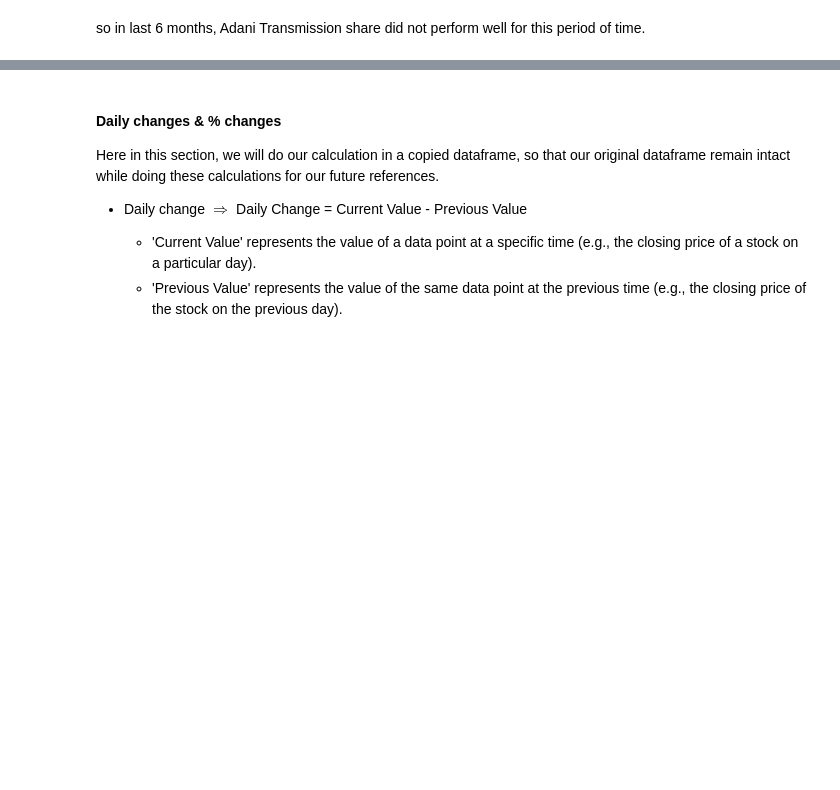
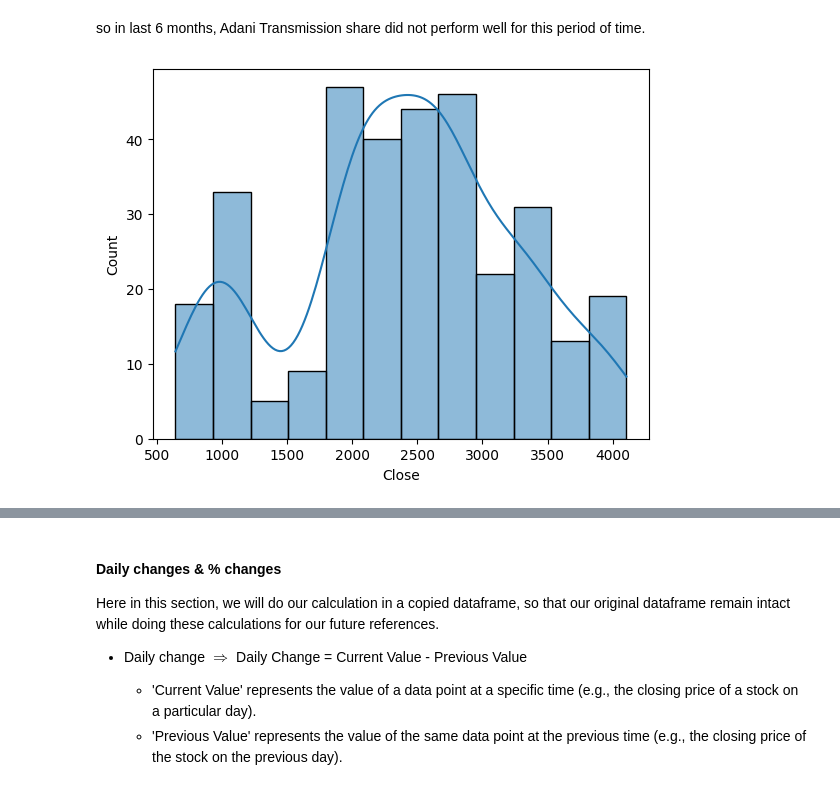
Before and after one commit to arunp77/Machine-Learning, a Jupyter notebook: Projects-ML/Monte-carlo-simulation.ipynb, the cells around one changed output, grey strips where cells are left out. Cells and saved outputs as stored; diff of their text form; code cells hidden in the pictures; blank space fills up the shorter version.

```diff
--- a/Projects-ML/Monte-carlo-simulation.ipynb
+++ b/Projects-ML/Monte-carlo-simulation.ipynb
@@ -97,8 +101,8 @@ ticker = 'ADANITRANS.NS'  # Ticker symbol for Adani Transmission
 start_date = '2022-01-01'  # Start date for the historical data
 end_date = '2023-04-30'  # End date for the historical data
 
-adani_df = yf.download(ticker, start=start_date, end=end_date)
-adani_df.head()
+adani_df0 = yf.download(ticker, start=start_date, end=end_date)
+adani_df0.head()
 # %% [output]
 [*********************100%***********************]  1 of 1 completed
 |  | Open | High | Low | Close | Adj Close | Volume |
@@ -232,3 +236,9 @@ fig.subplots_adjust(wspace=0.5, hspace=0.5)
 [figure]
 # %% [markdown]
 so in last 6 months, Adani Transmission share did not perform well for this period of time.
+# %%
+# Plot histogram
+sns.histplot(data = adani_df0['Close'], kde = True)
+plt.show()
+# %% [output]
+[figure, added]
```
Also changed, not shown: parts of 25 cells of this notebook.
